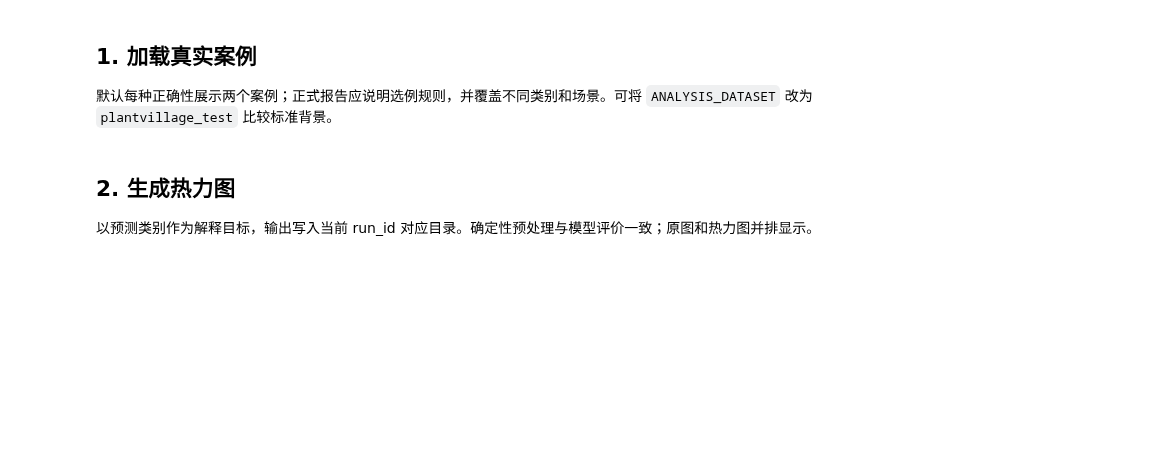
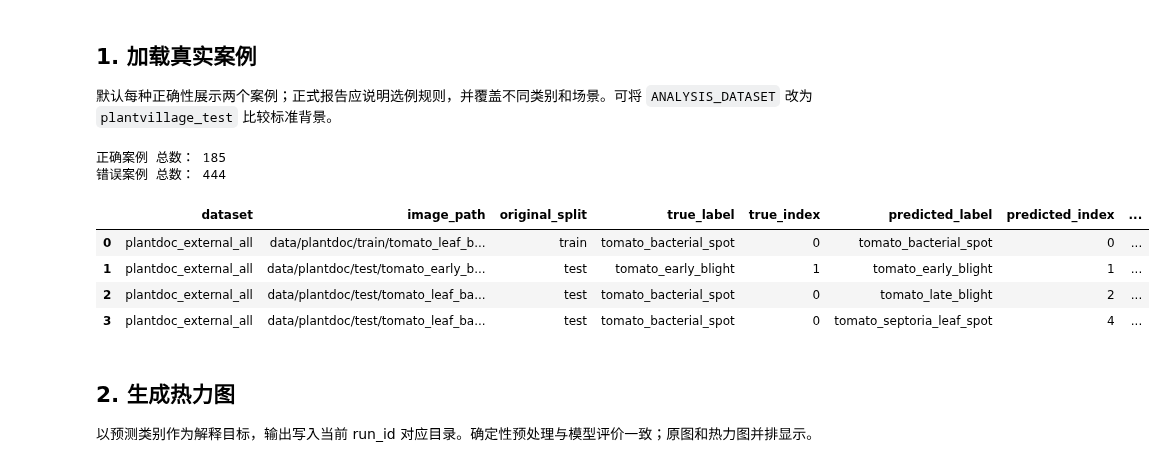
Before and after one commit to qjr333/plant-disease-project, a Jupyter notebook: notebooks/06_gradcam_error_analysis.ipynb, the cells around one changed output. Cells and saved outputs as stored; diff of their text form; code cells hidden in the pictures; blank space fills up the shorter version.

Commit message:
docs: update cross-domain evaluation and Grad-CAM analysis

```diff
--- a/notebooks/06_gradcam_error_analysis.ipynb
+++ b/notebooks/06_gradcam_error_analysis.ipynb
@@ -42,31 +45,39 @@ print("类别数量：", len(CLASS_NAMES), "；随机种子：", BASE["seed"])
 # %%
 from src.experiments import selected_run
 
-RUN_ANALYSIS = False
+RUN_ANALYSIS = True
 ANALYSIS_DATASET = "plantdoc_external_all"
 MAX_PER_GROUP = 2
 analysis_run_dir = None
 selected_cases = []
 try:
     analysis_run_dir = selected_run(PROJECT_ROOT, "E3")
 except (ValueError, FileNotFoundError) as error:
     print("请先完成 02—05：", error)
 
 if RUN_ANALYSIS and analysis_run_dir is not None:
     prediction_path = analysis_run_dir / "predictions.csv"
     if not prediction_path.is_file():
         print("缺少逐图预测，请先运行 05 的评价单元格。")
     else:
         predictions = pd.read_csv(prediction_path)
         subset = predictions[predictions["dataset"] == ANALYSIS_DATASET].copy()
         subset["is_correct"] = subset["true_label"] == subset["predicted_label"]
         for correct in (True, False):
             group = subset[subset["is_correct"] == correct]
             selected_cases.extend(group.head(MAX_PER_GROUP).to_dict("records"))
             print("正确案例" if correct else "错误案例", "总数：", len(group))
         display(pd.DataFrame(selected_cases))
 else:
     print("分析关闭：完成最终评价后将 RUN_ANALYSIS 设为 True。")
+# %% [output]
+正确案例 总数： 185
+错误案例 总数： 444
+|  | dataset | image_path | original_split | true_label | true_index | predicted_label | predicted_index | ... |
+| 0 | plantdoc_external_all | data/plantdoc/train/tomato_leaf_b... | train | tomato_bacterial_spot | 0 | tomato_bacterial_spot | 0 | ... |
+| 1 | plantdoc_external_all | data/plantdoc/test/tomato_early_b... | test | tomato_early_blight | 1 | tomato_early_blight | 1 | ... |
+| 2 | plantdoc_external_all | data/plantdoc/test/tomato_leaf_ba... | test | tomato_bacterial_spot | 0 | tomato_late_blight | 2 | ... |
+| 3 | plantdoc_external_all | data/plantdoc/test/tomato_leaf_ba... | test | tomato_bacterial_spot | 0 | tomato_septoria_leaf_spot | 4 | ... |
 # %% [markdown]
 ## 2. 生成热力图
 
```
Also changed, not shown: parts of 4 cells of this notebook, 9 other files.
